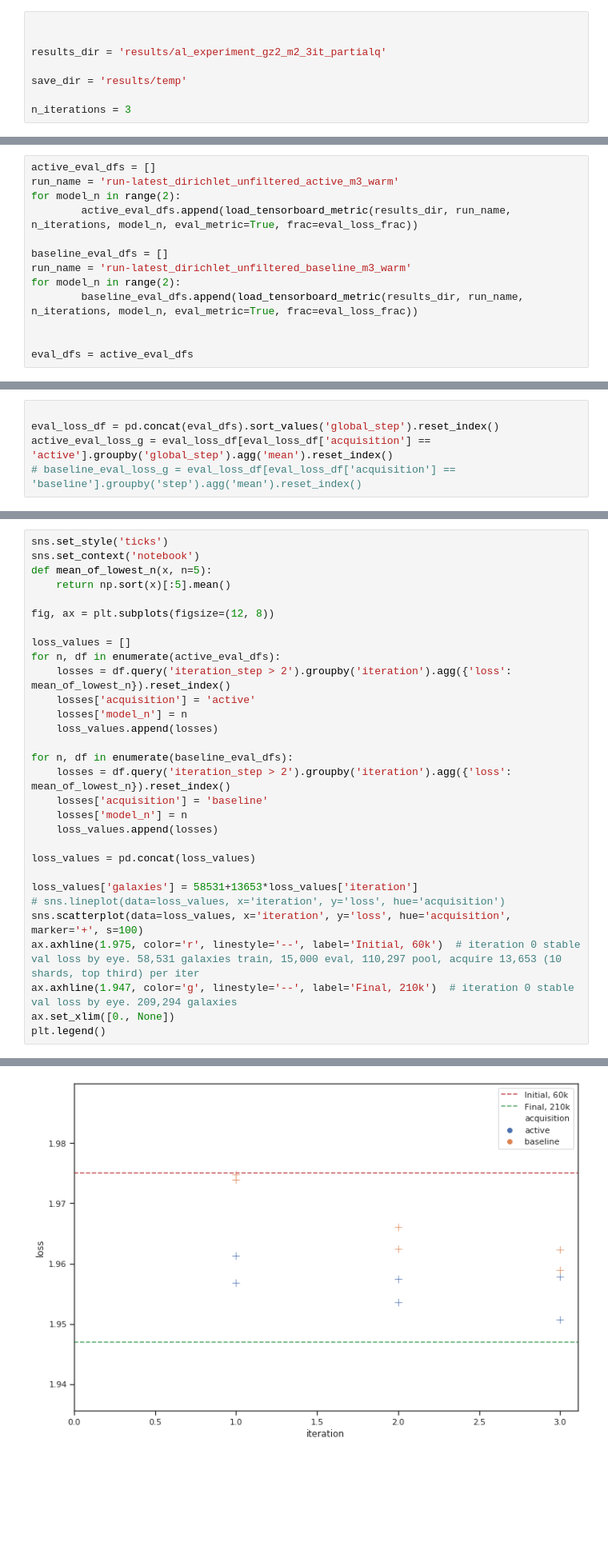
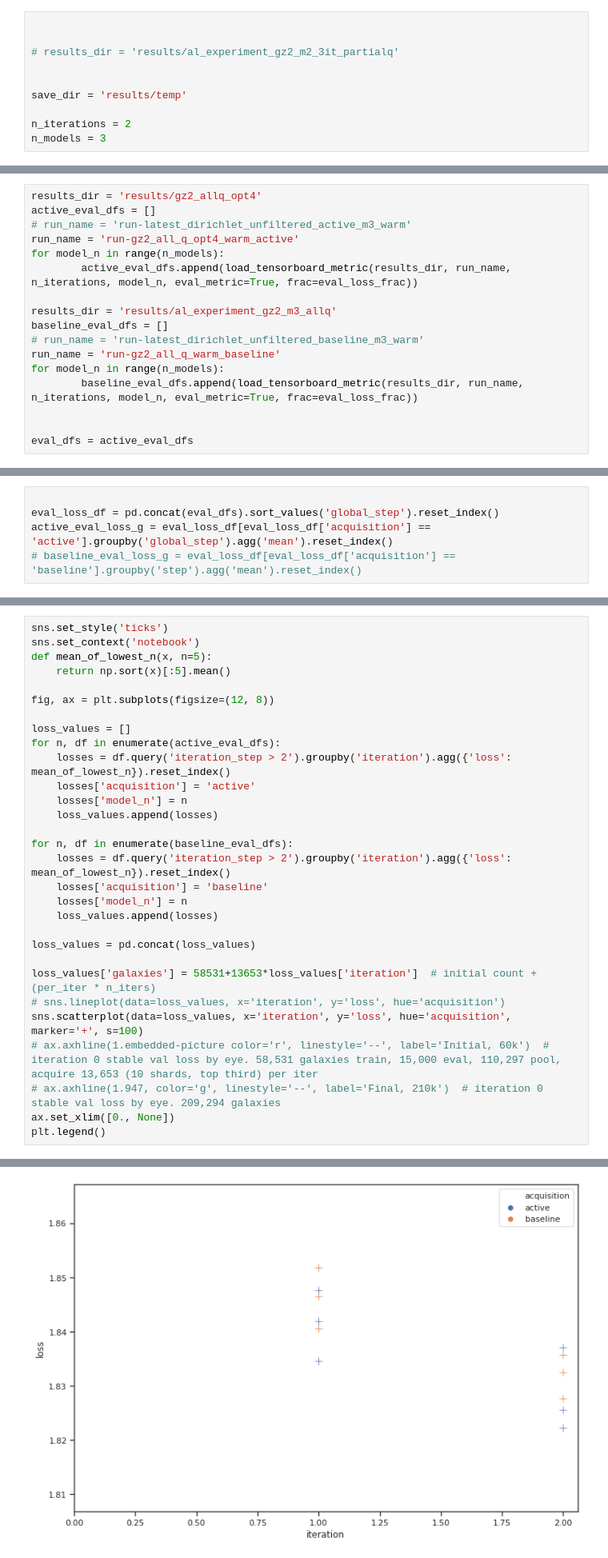
Before and after one commit to colinleach/zoobot, a Jupyter notebook: notebooks/multiq/active_learning_metrics.ipynb, the cells around one changed output, grey strips where cells are left out. Shown: that part at 80% size. Drawn from its saved outputs; the diff is of its cells as text; blank space fills up the shorter version.

```diff
--- a/notebooks/multiq/active_learning_metrics.ipynb
+++ b/notebooks/multiq/active_learning_metrics.ipynb
@@ -58,22 +55,28 @@ def load_tensorboard_metric(results_dir, run_name, n_iterations, model_n, eval_m
 # %%
 
 
-results_dir = 'results/al_experiment_gz2_m2_3it_partialq'
+# results_dir = 'results/al_experiment_gz2_m2_3it_partialq'
+
 
 save_dir = 'results/temp'
 
-n_iterations = 3
+n_iterations = 2
+n_models = 3
 # %%
 eval_loss_frac = 0.015
 # %%
+results_dir = 'results/gz2_allq_opt4'
 active_eval_dfs = []
-run_name = 'run-latest_dirichlet_unfiltered_active_m3_warm'
-for model_n in range(2):
+# run_name = 'run-latest_dirichlet_unfiltered_active_m3_warm'
+run_name = 'run-gz2_all_q_opt4_warm_active'
+for model_n in range(n_models):
         active_eval_dfs.append(load_tensorboard_metric(results_dir, run_name, n_iterations, model_n, eval_metric=True, frac=eval_loss_frac))
 
+results_dir = 'results/al_experiment_gz2_m3_allq'
 baseline_eval_dfs = []
-run_name = 'run-latest_dirichlet_unfiltered_baseline_m3_warm'
-for model_n in range(2):
+# run_name = 'run-latest_dirichlet_unfiltered_baseline_m3_warm'
+run_name = 'run-gz2_all_q_warm_baseline'
+for model_n in range(n_models):
         baseline_eval_dfs.append(load_tensorboard_metric(results_dir, run_name, n_iterations, model_n, eval_metric=True, frac=eval_loss_frac))
 
 
@@ -144,33 +153,33 @@ Text(0, 0.5, 'Loss (Smoothed)')
 # %%
 sns.set_style('ticks')
 sns.set_context('notebook')
 def mean_of_lowest_n(x, n=5):
     return np.sort(x)[:5].mean()
 
 fig, ax = plt.subplots(figsize=(12, 8))
 
 loss_values = []
 for n, df in enumerate(active_eval_dfs):
     losses = df.query('iteration_step > 2').groupby('iteration').agg({'loss': mean_of_lowest_n}).reset_index()
     losses['acquisition'] = 'active'
     losses['model_n'] = n
     loss_values.append(losses)
 
 for n, df in enumerate(baseline_eval_dfs):
     losses = df.query('iteration_step > 2').groupby('iteration').agg({'loss': mean_of_lowest_n}).reset_index()
     losses['acquisition'] = 'baseline'
     losses['model_n'] = n
     loss_values.append(losses)
 
 loss_values = pd.concat(loss_values)
 
-loss_values['galaxies'] = 58531+13653*loss_values['iteration']
+loss_values['galaxies'] = 58531+13653*loss_values['iteration']  # initial count + (per_iter * n_iters)
 # sns.lineplot(data=loss_values, x='iteration', y='loss', hue='acquisition')
 sns.scatterplot(data=loss_values, x='iteration', y='loss', hue='acquisition', marker='+', s=100)
-ax.axhline(1.975, color='r', linestyle='--', label='Initial, 60k')  # iteration 0 stable val loss by eye. 58,531 galaxies train, 15,000 eval, 110,297 pool, acquire 13,653 (10 shards, top third) per iter
-ax.axhline(1.947, color='g', linestyle='--', label='Final, 210k')  # iteration 0 stable val loss by eye. 209,294 galaxies
+# ax.axhline(1.embedded-picture color='r', linestyle='--', label='Initial, 60k')  # iteration 0 stable val loss by eye. 58,531 galaxies train, 15,000 eval, 110,297 pool, acquire 13,653 (10 shards, top third) per iter
+# ax.axhline(1.947, color='g', linestyle='--', label='Final, 210k')  # iteration 0 stable val loss by eye. 209,294 galaxies
 ax.set_xlim([0., None])
 plt.legend()
 # %% [output]
 <matplotlib.legend.Legend at 0x...>
-[figure, old version]
+[figure, new version]
```
Also changed, not shown: parts of 6 cells of this notebook, 35 other files.
